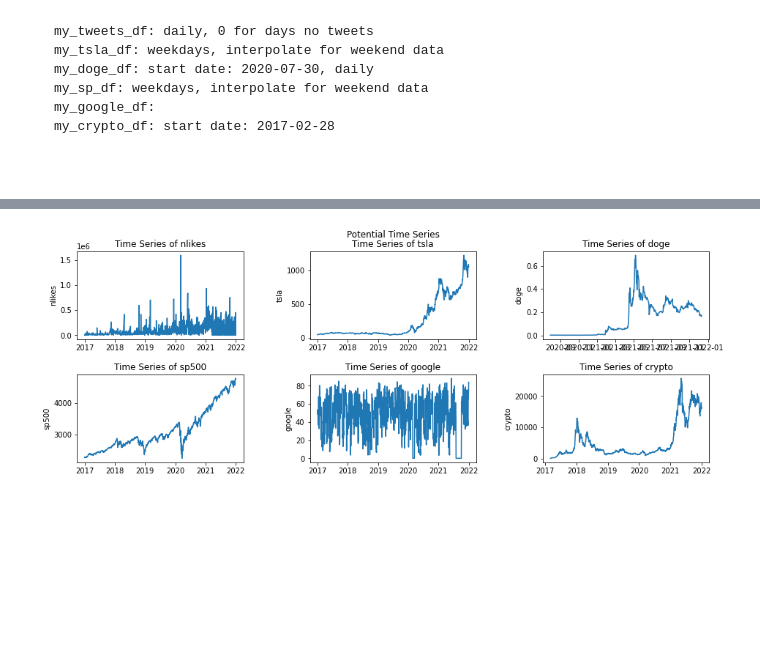
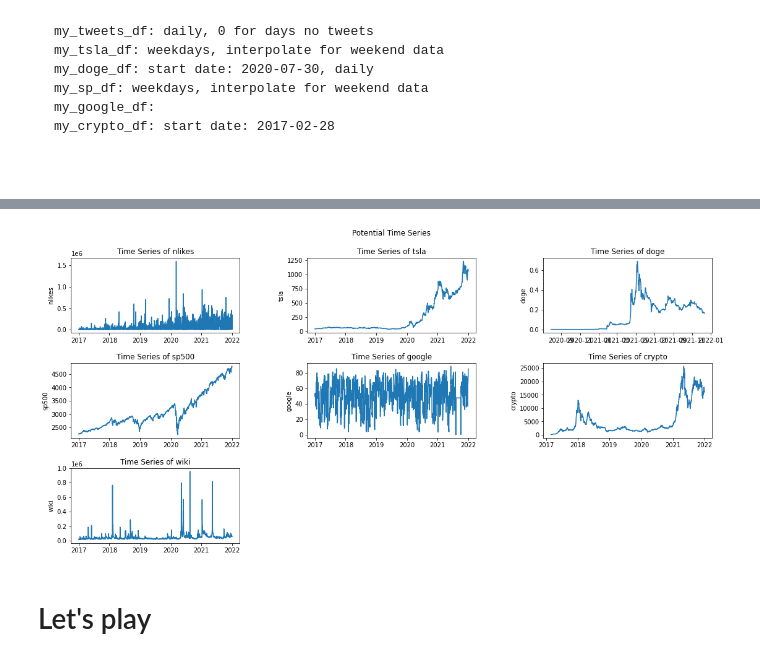
Before and after one commit to rae-fahrenholtz/Elon, a Jupyter notebook: my_elon_df.ipynb, the cells around one changed output, grey strips where cells are left out. Cells and saved outputs as stored; diff of their text form; code cells hidden in the pictures; blank space fills up the shorter version.

````diff
--- a/my_elon_df.ipynb
+++ b/my_elon_df.ipynb
@@ -754,0 +903,6 @@ my_crypto_df.shape
+# %%
+my_wiki_df = my_wiki_df['01-01-2017':'12-31-2021']
+# %%
+my_wiki_df = my_wiki_df.rename(columns={'views':'wiki'})
+# %%
+my_wiki_df.index = my_wiki_df.index.rename('date')
@@ -766,4 +934,6 @@ my_crypto_df: start date: 2017-02-28
 
 ```
 # %%
-my_elon_df = pd.concat([my_tweets_df, my_tsla_df, my_doge_df, my_sp_df, my_google_df, my_crypto_df], axis=1)
+my_elon_df = pd.concat(
+    [my_tweets_df, my_tsla_df, my_doge_df,
+     my_sp_df, my_google_df, my_crypto_df, my_wiki_df], axis=1)
@@ -770,20 +956,22 @@ my_elon_df = pd.concat([my_tweets_df, my_tsla_df, my_doge_df, my_sp_df, my_googl
 # %%
-plt.figure(figsize = (15,5))
+plt.figure(figsize = (18,8))
 plt.suptitle('Potential Time Series')
 
 plt.subplots_adjust(left=0.1,
                     bottom=0.1,
                     right=0.9,
                     top=0.9,
                     wspace=0.4,
                     hspace=0.4)
 
 for i, col in enumerate(my_elon_df.columns):
-  plt.subplot(2, 3, i+1)
+  plt.subplot(3, 3, i+1)
   sns.lineplot(data=my_elon_df, x=my_elon_df.index, y=col)
   plt.title("Time Series of {}".format(col))
 #plt.savefig('')
 #files.download('')
 plt.show()
 # %% [output]
-[figure, old version]
+[figure, new version]
+# %% [markdown]
+# Let's play
````
Also changed, not shown: parts of 147 cells of this notebook.
